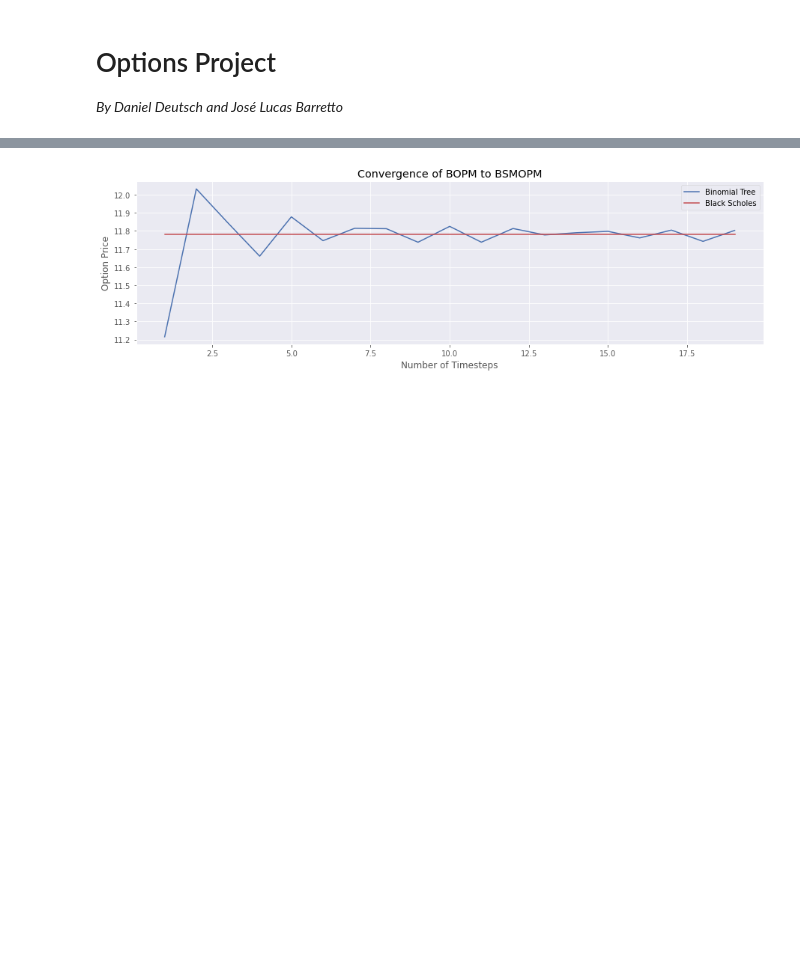
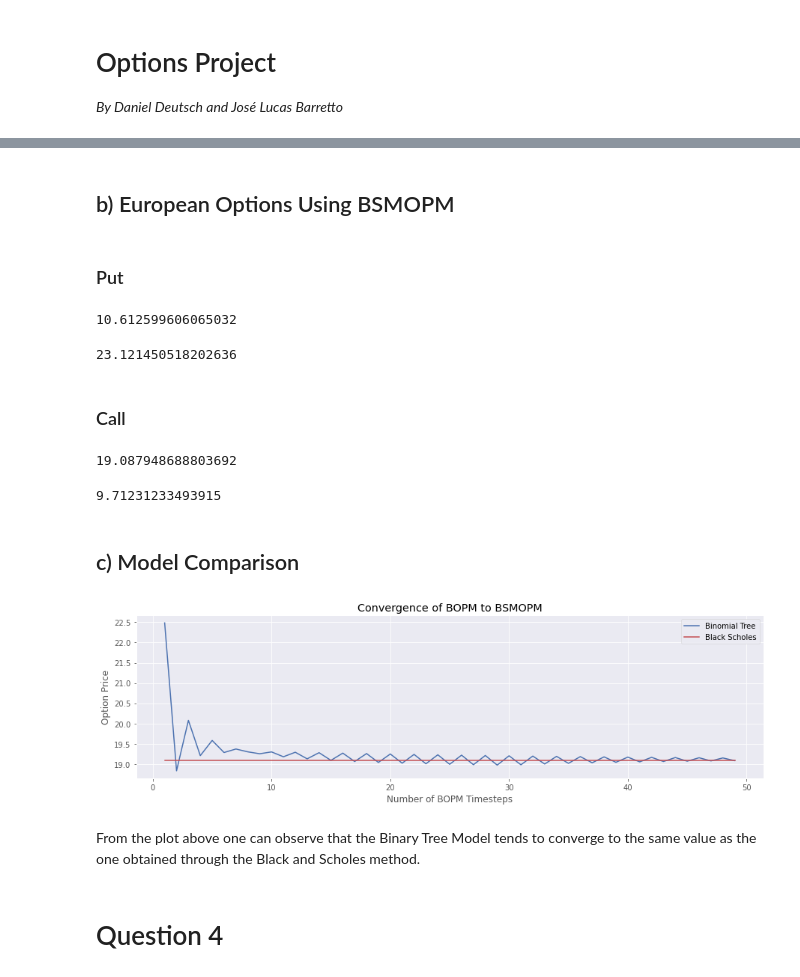
Before and after one commit to daniel-deutsch/FTD, a Jupyter notebook: Risk Management/Project 1/main.ipynb, the cells around one changed output, grey strips where cells are left out. Drawn from its saved outputs; the diff is of its cells as text; code cells hidden in the pictures; blank space fills up the shorter version.

```diff
--- a/Risk Management/Project 1/main.ipynb
+++ b/Risk Management/Project 1/main.ipynb
@@ -19,0 +71,4 @@ plt.rcParams.update({
+# %%
+# Obtains the strike prices as requested
+X1 = df['close'].mean()
+X2 = 1.1*df['close'].iloc[-1]
@@ -90,11 +144 @@ def plot_tree(option_price):
     plt.show()
-# %%
-# Global parameters
-S = 110
-sigma = 0.1
-X = 100
-r = 0.01
-T = 1
-
-price, option_price, __ = BOPM(S, X, sigma, r, T, 1)
-plot_tree(option_price)
@@ -109,5 +169,7 @@ plot_tree(option_price)
+# %% [markdown]
+## b) European Options Using BSMOPM
 # %%
-def BSMOPM(S, X, sigma, r, T, type_='call'):
+def BSMOPM(S, X, sigma, r, T, _type='american', action_='call'):
 
     d1 = (np.log(S/X) + (r+sigma**2/2)*T) / (sigma*np.sqrt(T))
     d2 = d1 - sigma*np.sqrt(T)
@@ -115,33 +177,60 @@ def BSMOPM(S, X, sigma, r, T, type_='call'):
     C = S*stats.norm.cdf(d1) - X*np.exp(-r*T)*stats.norm.cdf(d2)
     P = C - S + (X*np.exp(-r*T))
 
-    return C if type_ == 'call' else P
+    return C if action_ == 'call' else P
+# %% [markdown]
+### Put
+# %%
+price = BSMOPM(df['adj close'].iloc[-1], X1, sigma, r, T, action_='put')
+price
+# %% [output]
+10.612599606065032
+# %%
+price = BSMOPM(df['adj close'].iloc[-1], X2, sigma, r, T, action_='put')
+price
+# %% [output]
+23.121450518202636
+# %% [markdown]
+### Call
+# %%
+price = BSMOPM(df['adj close'].iloc[-1], X1, sigma, r, T, action_='call')
+price
+# %% [output]
+19.087948688803692
+# %%
+price = BSMOPM(df['adj close'].iloc[-1], X2, sigma, r, T, action_='call')
+price
+# %% [output]
+9.71231233493915
+# %% [markdown]
+## c) Model Comparison
 # %%
 # Global parameters
-S = 110
-sigma = 0.1
-X = 100
-r = 0.01
-T = 1
+S = df['adj close'].iloc[-1]
+X = X1
 
 binomial_tree, black_scholes = [], []
-for N in range(1, 20):
+for N in range(1, 50):
 
     # Appends binomial tree price
     price, _, __ = BOPM(S, X, sigma, r, T, N)
     binomial_tree.append(price)
 
     # Appends Black Scholes price
     price = BSMOPM(S, X, sigma, r, T)
     black_scholes.append(price)
 
 # Plot
-plt.plot(range(1, 20), binomial_tree, label="Binomial Tree")
-plt.plot(range(1, 20), black_scholes, label="Black Scholes")
+plt.plot(range(1, 50), binomial_tree, label="Binomial Tree")
+plt.plot(range(1, 50), black_scholes, label="Black Scholes")
 plt.title("Convergence of BOPM to BSMOPM")
 plt.ylabel("Option Price")
-plt.xlabel("Number of Timesteps")
+plt.xlabel("Number of BOPM Timesteps")
 plt.legend()
 plt.show()
 # %% [output]
-[figure, old version]
+[figure, new version]
+# %% [markdown]
+From the plot above one can observe that the Binary Tree Model tends to converge to the same value as the one obtained through the Black and Scholes method.
+# %% [markdown]
+# Question 4
```
Also changed, not shown: parts of 43 cells of this notebook, 3 other files.
